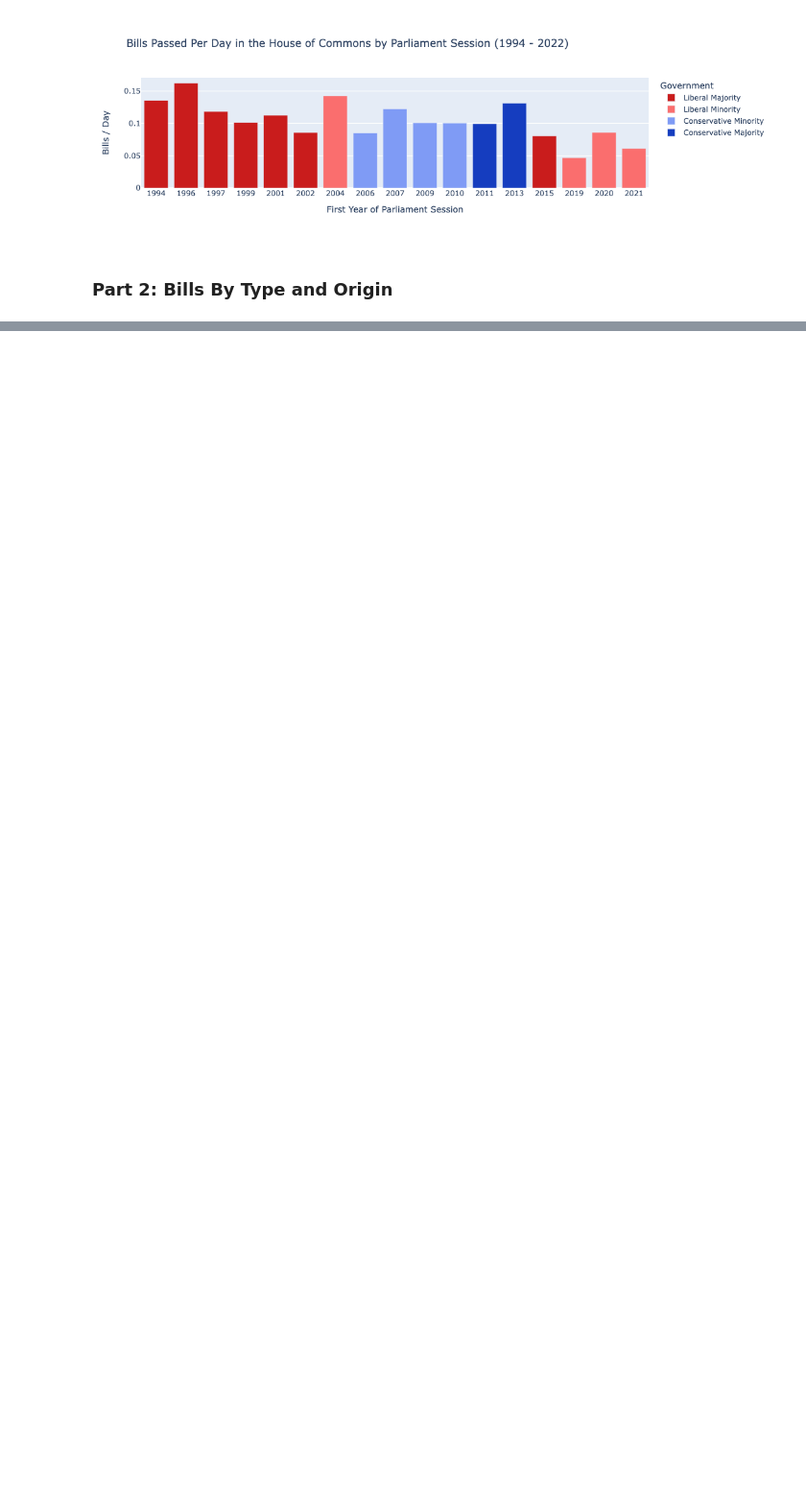
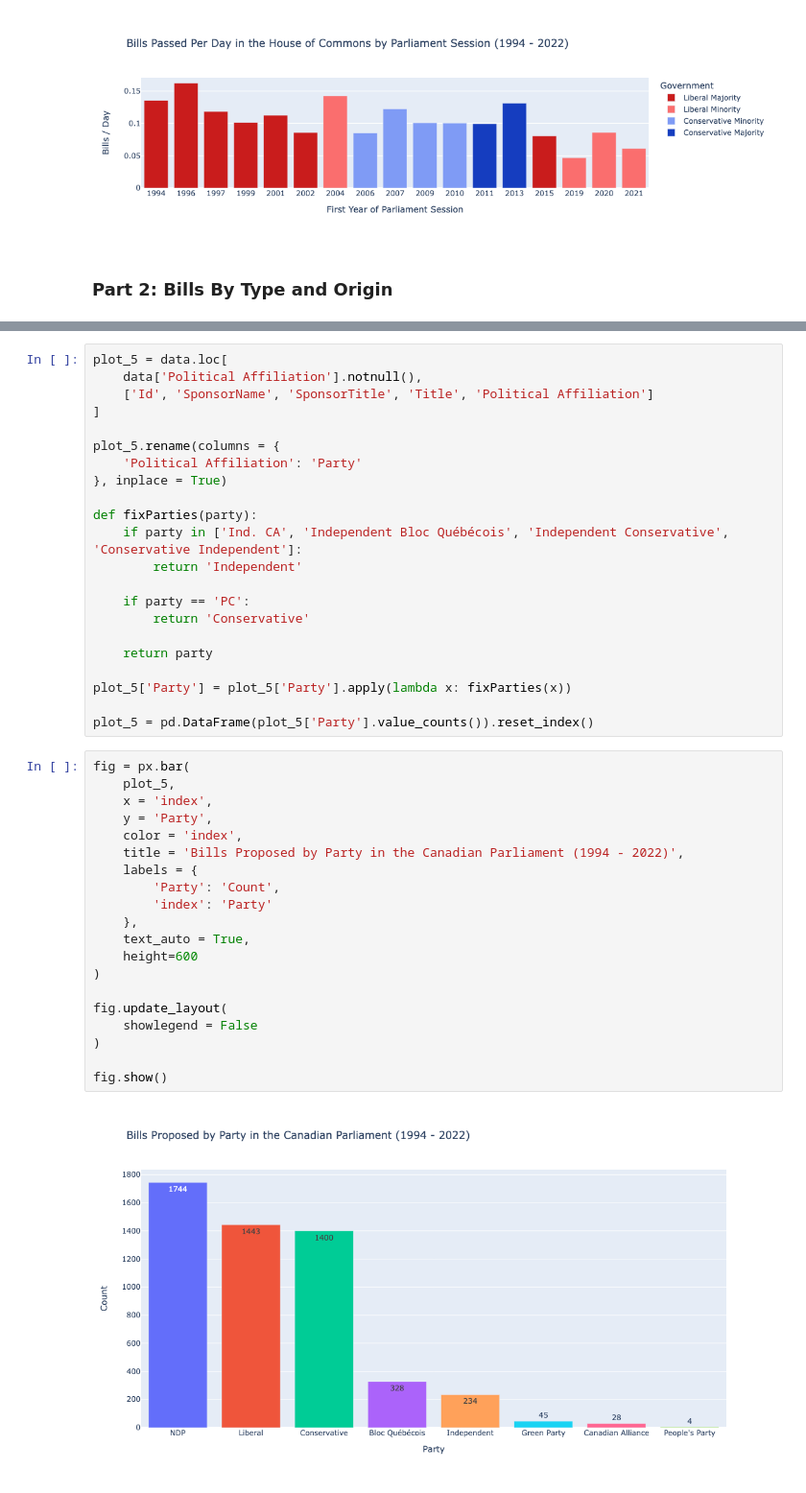
Before and after one commit to rileywheadon/canadian-legislation-visualisation, a Jupyter notebook: notebooks/04-visualisation.ipynb, the cells around one changed output, grey strips where cells are left out. Shown at 96% size. Saved outputs shown, nothing was run; the diff lists cells and outputs as text; blank space fills up the shorter version.

```diff
--- a/notebooks/04-visualisation.ipynb
+++ b/notebooks/04-visualisation.ipynb
@@ -216,0 +400,44 @@ fig.show()
+# %%
+plot_5 = data.loc[
+    data['Political Affiliation'].notnull(),
+    ['Id', 'SponsorName', 'SponsorTitle', 'Title', 'Political Affiliation']
+]
+
+plot_5.rename(columns = {
+    'Political Affiliation': 'Party'
+}, inplace = True)
+
+def fixParties(party):
+    if party in ['Ind. CA', 'Independent Bloc Québécois', 'Independent Conservative', 'Conservative Independent']:
+        return 'Independent'
+
+    if party == 'PC':
+        return 'Conservative'
+
+    return party
+
+plot_5['Party'] = plot_5['Party'].apply(lambda x: fixParties(x))
+
+plot_5 = pd.DataFrame(plot_5['Party'].value_counts()).reset_index()
+# %%
+fig = px.bar(
+    plot_5,
+    x = 'index',
+    y = 'Party',
+    color = 'index',
+    title = 'Bills Proposed by Party in the Canadian Parliament (1994 - 2022)',
+    labels = {
+        'Party': 'Count',
+        'index': 'Party'
+    },
+    text_auto = True,
+    height=600
+)
+
+fig.update_layout(
+    showlegend = False
+)
+
+fig.show()
+# %% [output]
+[figure, added]
```
Also changed, not shown: parts of 20 cells of this notebook.
